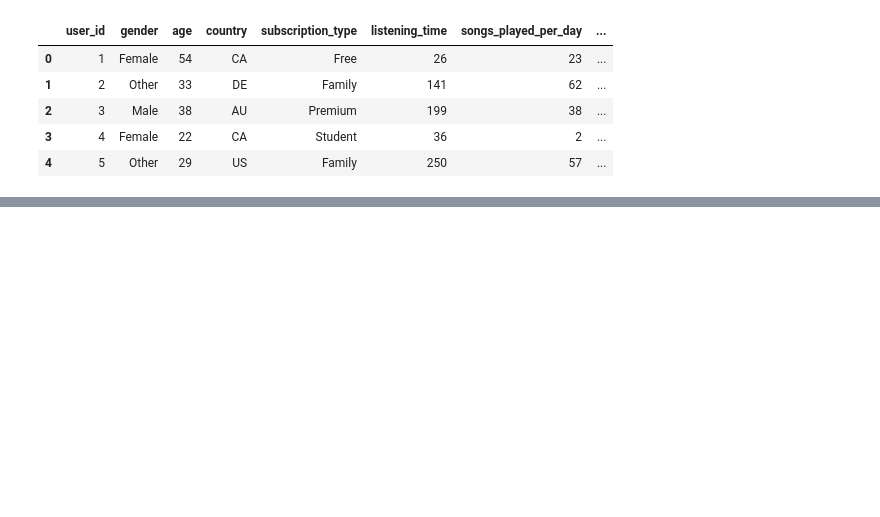
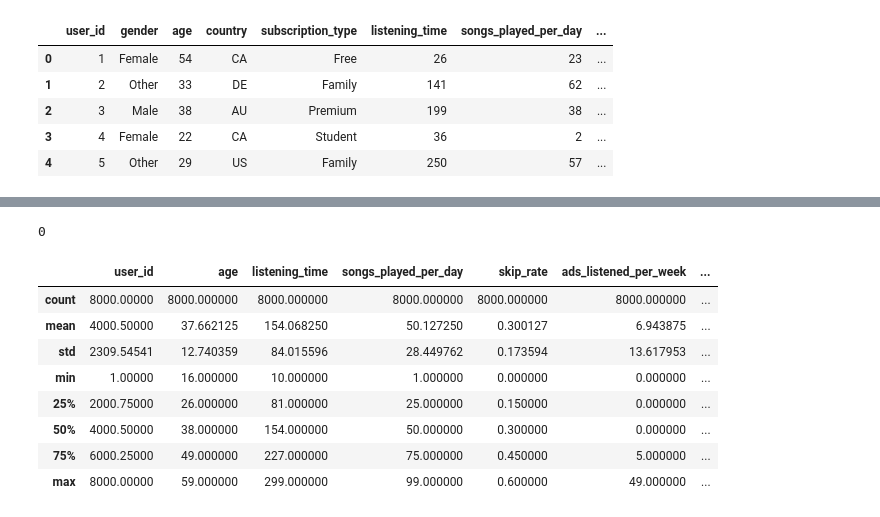
Before and after one commit to AhmedBashmmakh/Spotify-Churn-Prediction, a Jupyter notebook: Spotify_Churn_pred.ipynb, the cells around one changed output, grey strips where cells are left out. Saved outputs shown, nothing was run; the diff lists cells and outputs as text; code cells hidden in the pictures; blank space fills up the shorter version.

```diff
--- a/Spotify_Churn_pred.ipynb
+++ b/Spotify_Churn_pred.ipynb
@@ -21,0 +42,16 @@ df.head()
+# %%
+df.duplicated().sum()
+# %% [output]
+0
+# %%
+df.describe()
+# %% [output]
+|  | user_id | age | listening_time | songs_played_per_day | skip_rate | ads_listened_per_week | ... |
+| count | 8000.00000 | 8000.000000 | 8000.000000 | 8000.000000 | 8000.000000 | 8000.000000 | ... |
+| mean | 4000.50000 | 37.662125 | 154.068250 | 50.127250 | 0.300127 | 6.943875 | ... |
+| std | 2309.54541 | 12.740359 | 84.015596 | 28.449762 | 0.173594 | 13.617953 | ... |
+| min | 1.00000 | 16.000000 | 10.000000 | 1.000000 | 0.000000 | 0.000000 | ... |
+| 25% | 2000.75000 | 26.000000 | 81.000000 | 25.000000 | 0.150000 | 0.000000 | ... |
+| 50% | 4000.50000 | 38.000000 | 154.000000 | 50.000000 | 0.300000 | 0.000000 | ... |
+| 75% | 6000.25000 | 49.000000 | 227.000000 | 75.000000 | 0.450000 | 5.000000 | ... |
+| max | 8000.00000 | 59.000000 | 299.000000 | 99.000000 | 0.600000 | 49.000000 | ... |
```
Also changed, not shown: parts of 15 cells of this notebook.
